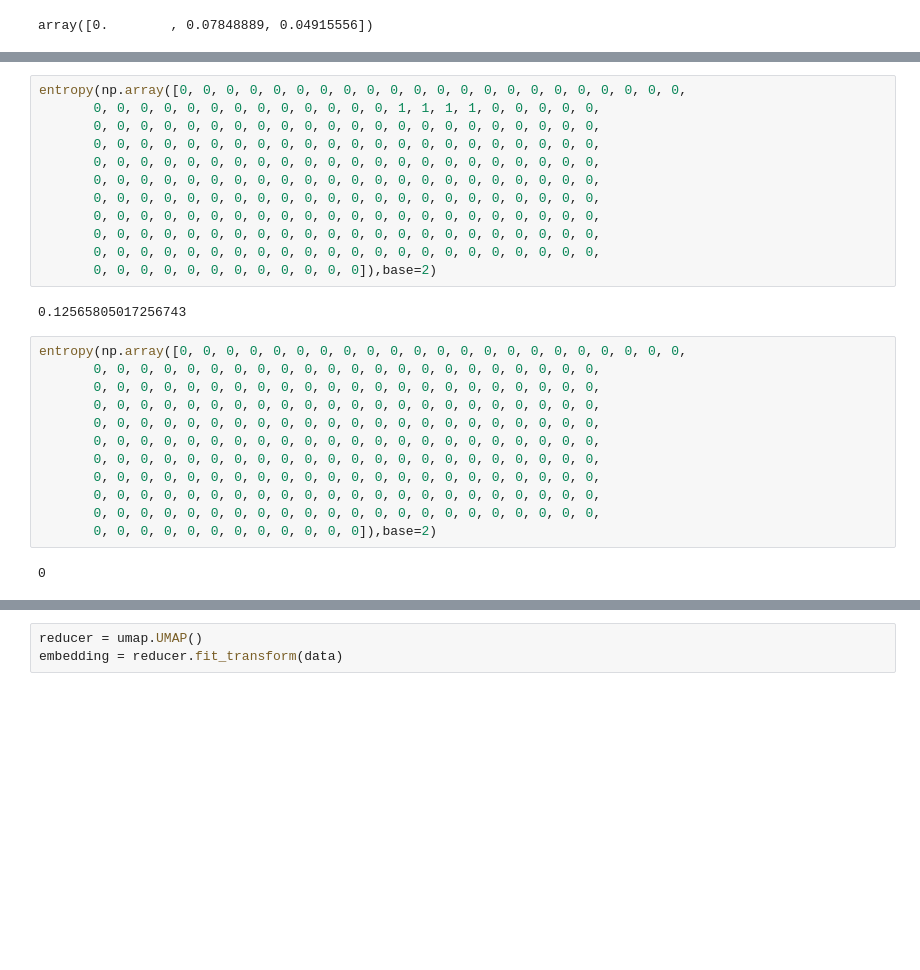
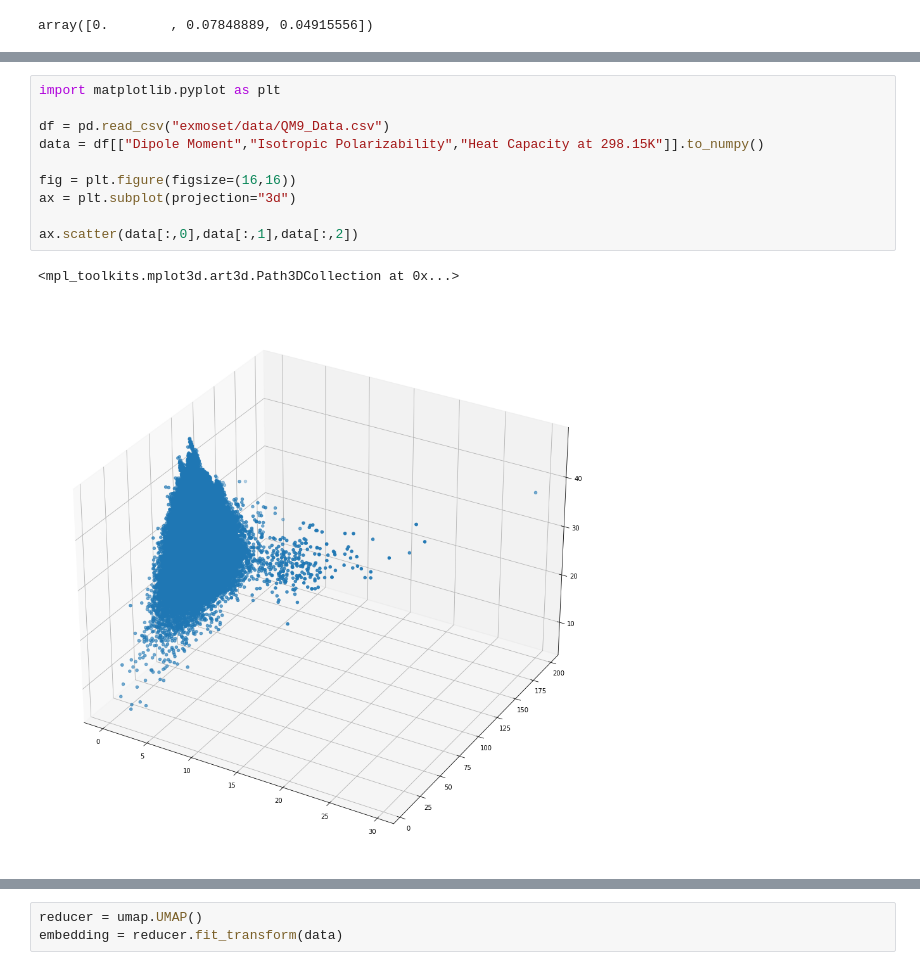
Before and after one commit to acmater/exmoset, a Jupyter notebook: Testing.ipynb, the cells around one changed output, grey strips where cells are left out. Cells and saved outputs as stored; diff of their text form; blank space fills up the shorter version.

```diff
--- a/Testing.ipynb
+++ b/Testing.ipynb
@@ -93,28 +65,13 @@ entropy(np.array([7, 8, 8, 8, 8, 8, 8, 8, 8, 8, 8, 8, 8, 8, 8, 8, 8, 8, 8, 8, 8,
-# %%
-entropy(np.array([0, 0, 0, 0, 0, 0, 0, 0, 0, 0, 0, 0, 0, 0, 0, 0, 0, 0, 0, 0, 0, 0,
-       0, 0, 0, 0, 0, 0, 0, 0, 0, 0, 0, 0, 0, 1, 1, 1, 1, 0, 0, 0, 0, 0,
-       0, 0, 0, 0, 0, 0, 0, 0, 0, 0, 0, 0, 0, 0, 0, 0, 0, 0, 0, 0, 0, 0,
-       0, 0, 0, 0, 0, 0, 0, 0, 0, 0, 0, 0, 0, 0, 0, 0, 0, 0, 0, 0, 0, 0,
-       0, 0, 0, 0, 0, 0, 0, 0, 0, 0, 0, 0, 0, 0, 0, 0, 0, 0, 0, 0, 0, 0,
-       0, 0, 0, 0, 0, 0, 0, 0, 0, 0, 0, 0, 0, 0, 0, 0, 0, 0, 0, 0, 0, 0,
-       0, 0, 0, 0, 0, 0, 0, 0, 0, 0, 0, 0, 0, 0, 0, 0, 0, 0, 0, 0, 0, 0,
-       0, 0, 0, 0, 0, 0, 0, 0, 0, 0, 0, 0, 0, 0, 0, 0, 0, 0, 0, 0, 0, 0,
-       0, 0, 0, 0, 0, 0, 0, 0, 0, 0, 0, 0, 0, 0, 0, 0, 0, 0, 0, 0, 0, 0,
-       0, 0, 0, 0, 0, 0, 0, 0, 0, 0, 0, 0, 0, 0, 0, 0, 0, 0, 0, 0, 0, 0,
-       0, 0, 0, 0, 0, 0, 0, 0, 0, 0, 0, 0]),base=2)
-# %% [output]
-0.12565805017256743
-# %%
-entropy(np.array([0, 0, 0, 0, 0, 0, 0, 0, 0, 0, 0, 0, 0, 0, 0, 0, 0, 0, 0, 0, 0, 0,
-       0, 0, 0, 0, 0, 0, 0, 0, 0, 0, 0, 0, 0, 0, 0, 0, 0, 0, 0, 0, 0, 0,
-       0, 0, 0, 0, 0, 0, 0, 0, 0, 0, 0, 0, 0, 0, 0, 0, 0, 0, 0, 0, 0, 0,
-       0, 0, 0, 0, 0, 0, 0, 0, 0, 0, 0, 0, 0, 0, 0, 0, 0, 0, 0, 0, 0, 0,
-       0, 0, 0, 0, 0, 0, 0, 0, 0, 0, 0, 0, 0, 0, 0, 0, 0, 0, 0, 0, 0, 0,
-       0, 0, 0, 0, 0, 0, 0, 0, 0, 0, 0, 0, 0, 0, 0, 0, 0, 0, 0, 0, 0, 0,
-       0, 0, 0, 0, 0, 0, 0, 0, 0, 0, 0, 0, 0, 0, 0, 0, 0, 0, 0, 0, 0, 0,
-       0, 0, 0, 0, 0, 0, 0, 0, 0, 0, 0, 0, 0, 0, 0, 0, 0, 0, 0, 0, 0, 0,
-       0, 0, 0, 0, 0, 0, 0, 0, 0, 0, 0, 0, 0, 0, 0, 0, 0, 0, 0, 0, 0, 0,
-       0, 0, 0, 0, 0, 0, 0, 0, 0, 0, 0, 0, 0, 0, 0, 0, 0, 0, 0, 0, 0, 0,
-       0, 0, 0, 0, 0, 0, 0, 0, 0, 0, 0, 0]),base=2)
-# %% [output]
-0
+# %%
+import matplotlib.pyplot as plt
+
+df = pd.read_csv("exmoset/data/QM9_Data.csv")
+data = df[["Dipole Moment","Isotropic Polarizability","Heat Capacity at 298.15K"]].to_numpy()
+
+fig = plt.figure(figsize=(16,16))
+ax = plt.subplot(projection="3d")
+
+ax.scatter(data[:,0],data[:,1],data[:,2])
+# %% [output]
+<mpl_toolkits.mplot3d.art3d.Path3DCollection at 0x...>
+[figure, added]
```
Also changed, not shown: parts of 9 cells of this notebook, 4 other files.
